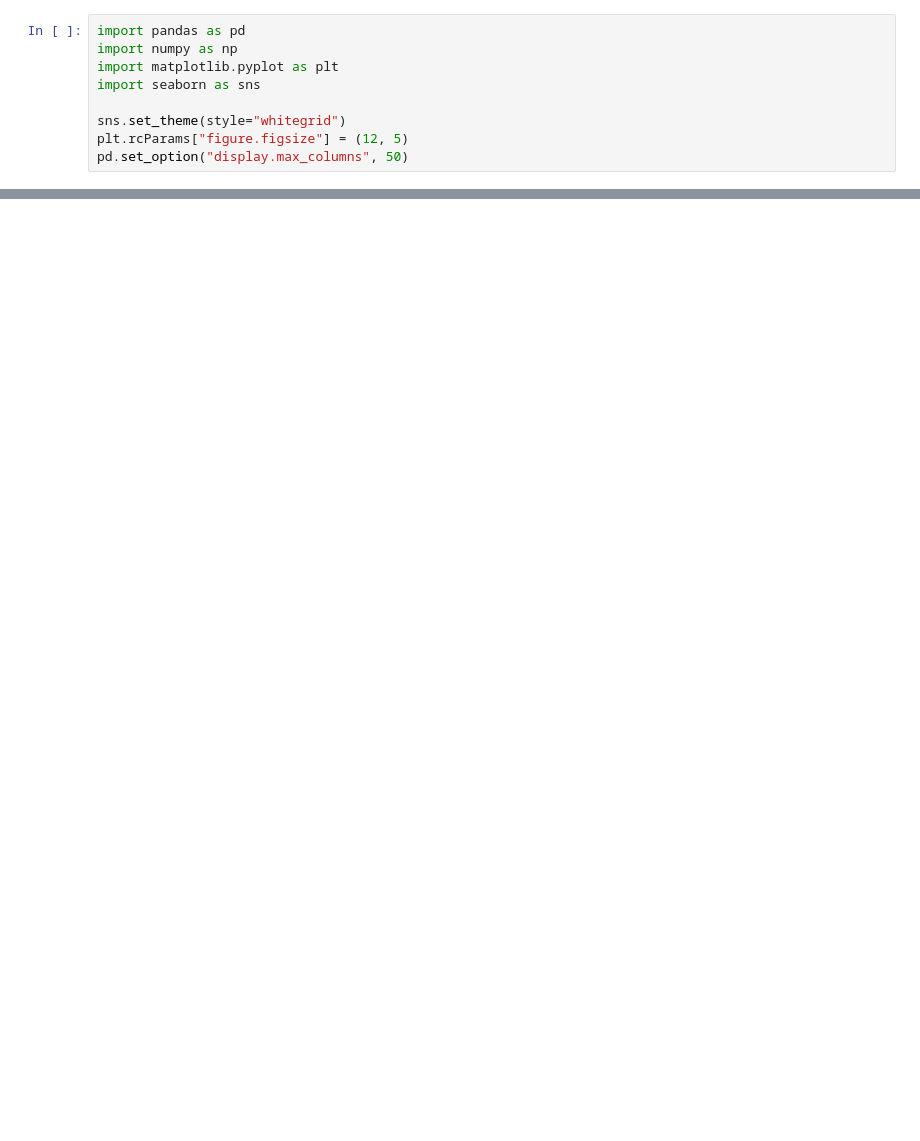
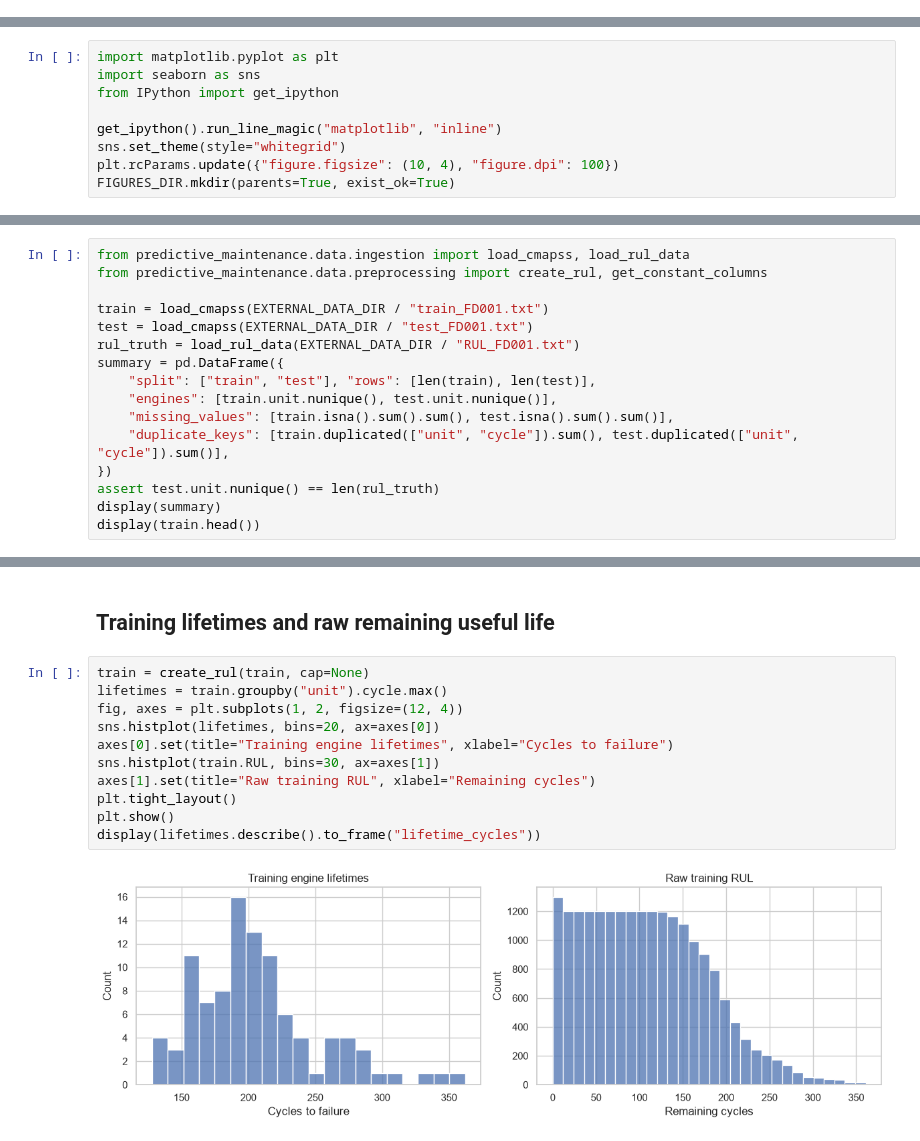
Before and after one commit to abdellatifmht/Predictive-Maintenance-for-Sensor-Data, a Jupyter notebook: notebooks/01_eda.ipynb, the cells around one changed output, grey strips where cells are left out. Saved outputs shown, nothing was run; the diff lists cells and outputs as text; blank space fills up the shorter version.

```diff
--- a/notebooks/01_eda.ipynb
+++ b/notebooks/01_eda.ipynb
@@ -10,9 +0,0 @@ pour le feature engineering.
-# %%
-import pandas as pd
-import numpy as np
-import matplotlib.pyplot as plt
-import seaborn as sns
-
-sns.set_theme(style="whitegrid")
-plt.rcParams["figure.figsize"] = (12, 5)
-pd.set_option("display.max_columns", 50)
@@ -238,0 +41,9 @@ définition du seuil de plafonnement de la RUL, et split temporel train/val par
+# %%
+import matplotlib.pyplot as plt
+import seaborn as sns
+from IPython import get_ipython
+
+get_ipython().run_line_magic("matplotlib", "inline")
+sns.set_theme(style="whitegrid")
+plt.rcParams.update({"figure.figsize": (10, 4), "figure.dpi": 100})
+FIGURES_DIR.mkdir(parents=True, exist_ok=True)
@@ -238,0 +52,16 @@ définition du seuil de plafonnement de la RUL, et split temporel train/val par
+# %%
+from predictive_maintenance.data.ingestion import load_cmapss, load_rul_data
+from predictive_maintenance.data.preprocessing import create_rul, get_constant_columns
+
+train = load_cmapss(EXTERNAL_DATA_DIR / "train_FD001.txt")
+test = load_cmapss(EXTERNAL_DATA_DIR / "test_FD001.txt")
+rul_truth = load_rul_data(EXTERNAL_DATA_DIR / "RUL_FD001.txt")
+summary = pd.DataFrame({
+    "split": ["train", "test"], "rows": [len(train), len(test)],
+    "engines": [train.unit.nunique(), test.unit.nunique()],
+    "missing_values": [train.isna().sum().sum(), test.isna().sum().sum()],
+    "duplicate_keys": [train.duplicated(["unit", "cycle"]).sum(), test.duplicated(["unit", "cycle"]).sum()],
+})
+assert test.unit.nunique() == len(rul_truth)
+display(summary)
+display(train.head())
@@ -238,0 +78,15 @@ définition du seuil de plafonnement de la RUL, et split temporel train/val par
+# %% [markdown]
+## Training lifetimes and raw remaining useful life
+# %%
+train = create_rul(train, cap=None)
+lifetimes = train.groupby("unit").cycle.max()
+fig, axes = plt.subplots(1, 2, figsize=(12, 4))
+sns.histplot(lifetimes, bins=20, ax=axes[0])
+axes[0].set(title="Training engine lifetimes", xlabel="Cycles to failure")
+sns.histplot(train.RUL, bins=30, ax=axes[1])
+axes[1].set(title="Raw training RUL", xlabel="Remaining cycles")
+plt.tight_layout()
+plt.show()
+display(lifetimes.describe().to_frame("lifetime_cycles"))
+# %% [output]
+[figure, added]
```
Also changed, not shown: parts of 44 cells of this notebook, 15 other files.
